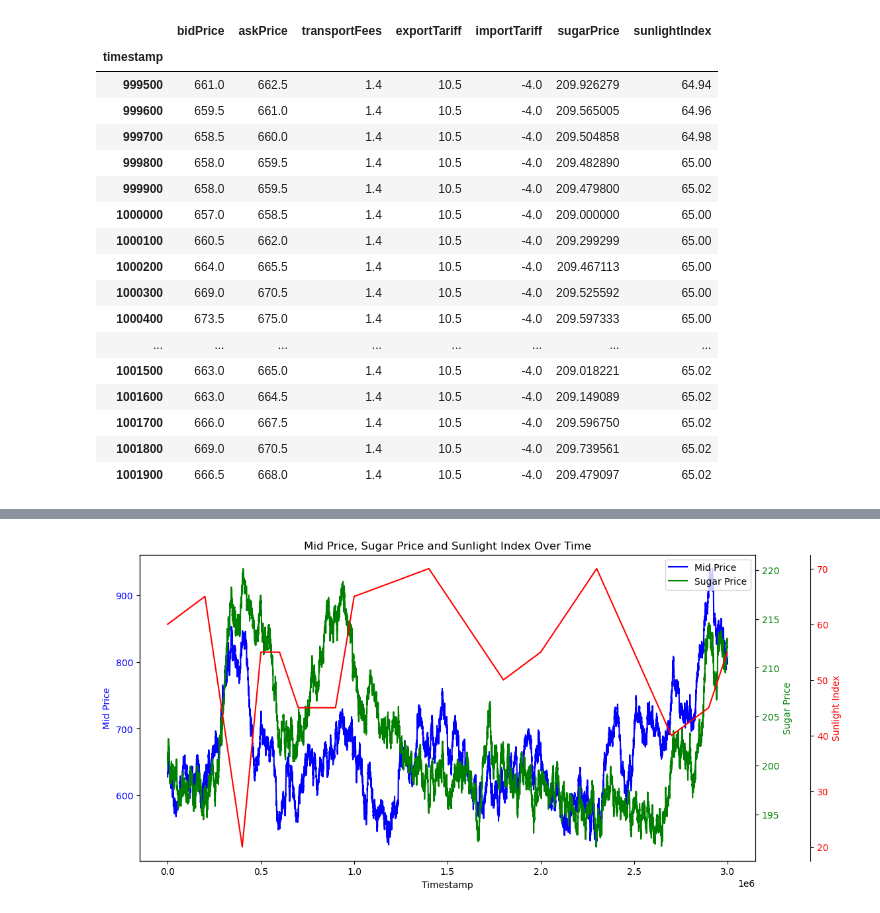
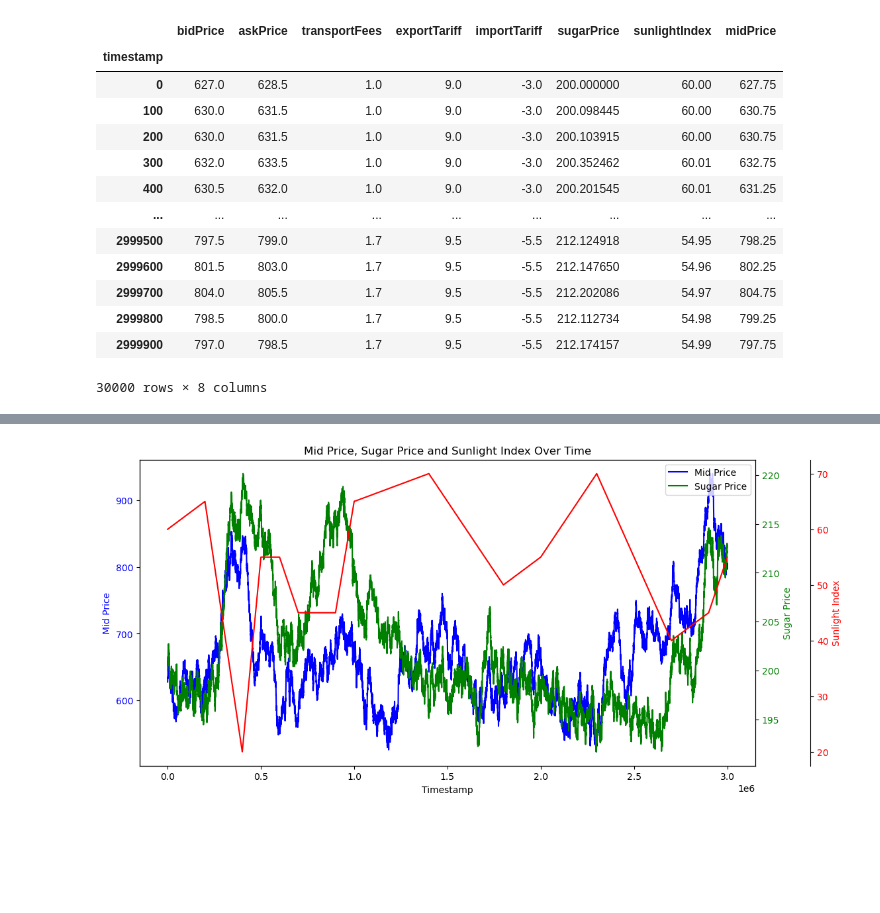
Before and after one commit to AnKhanhKiki/IMC-Trading, a Jupyter notebook: notebooks/round4.ipynb, the cells around one changed output, grey strips where cells are left out. Cells and saved outputs as stored; diff of their text form; code cells hidden in the pictures; blank space fills up the shorter version.

```diff
--- a/notebooks/round4.ipynb
+++ b/notebooks/round4.ipynb
@@ -42,24 +42,21 @@ odf.set_index(["timestamp"], inplace=True)
 
 tdf = pd.concat([tdf0, tdf1, tdf2])
 tdf.set_index(['timestamp', 'symbol'], inplace=True)
-# %%
-odf[9995: 10020]
-# %% [output]
-|  | bidPrice | askPrice | transportFees | exportTariff | importTariff | sugarPrice | sunlightIndex |
-| timestamp |  |  |  |  |  |  |  |
-| 999500 | 661.0 | 662.5 | 1.4 | 10.5 | -4.0 | 209.926279 | 64.94 |
-| 999600 | 659.5 | 661.0 | 1.4 | 10.5 | -4.0 | 209.565005 | 64.96 |
-| 999700 | 658.5 | 660.0 | 1.4 | 10.5 | -4.0 | 209.504858 | 64.98 |
-| 999800 | 658.0 | 659.5 | 1.4 | 10.5 | -4.0 | 209.482890 | 65.00 |
-| 999900 | 658.0 | 659.5 | 1.4 | 10.5 | -4.0 | 209.479800 | 65.02 |
-| 1000000 | 657.0 | 658.5 | 1.4 | 10.5 | -4.0 | 209.000000 | 65.00 |
-| 1000100 | 660.5 | 662.0 | 1.4 | 10.5 | -4.0 | 209.299299 | 65.00 |
-| 1000200 | 664.0 | 665.5 | 1.4 | 10.5 | -4.0 | 209.467113 | 65.00 |
-| 1000300 | 669.0 | 670.5 | 1.4 | 10.5 | -4.0 | 209.525592 | 65.00 |
-| 1000400 | 673.5 | 675.0 | 1.4 | 10.5 | -4.0 | 209.597333 | 65.00 |
-| ... | ... | ... | ... | ... | ... | ... | ... |
-| 1001500 | 663.0 | 665.0 | 1.4 | 10.5 | -4.0 | 209.018221 | 65.02 |
-| 1001600 | 663.0 | 664.5 | 1.4 | 10.5 | -4.0 | 209.149089 | 65.02 |
-| 1001700 | 666.0 | 667.5 | 1.4 | 10.5 | -4.0 | 209.596750 | 65.02 |
-| 1001800 | 669.0 | 670.5 | 1.4 | 10.5 | -4.0 | 209.739561 | 65.02 |
-| 1001900 | 666.5 | 668.0 | 1.4 | 10.5 | -4.0 | 209.479097 | 65.02 |
+# %%
+odf['midPrice'] = (odf['askPrice'] + odf['bidPrice']) / 2
+odf
+# %% [output]
+|  | bidPrice | askPrice | transportFees | exportTariff | importTariff | sugarPrice | sunlightIndex | midPrice |
+| timestamp |  |  |  |  |  |  |  |  |
+| 0 | 627.0 | 628.5 | 1.0 | 9.0 | -3.0 | 200.000000 | 60.00 | 627.75 |
+| 100 | 630.0 | 631.5 | 1.0 | 9.0 | -3.0 | 200.098445 | 60.00 | 630.75 |
+| 200 | 630.0 | 631.5 | 1.0 | 9.0 | -3.0 | 200.103915 | 60.00 | 630.75 |
+| 300 | 632.0 | 633.5 | 1.0 | 9.0 | -3.0 | 200.352462 | 60.01 | 632.75 |
+| 400 | 630.5 | 632.0 | 1.0 | 9.0 | -3.0 | 200.201545 | 60.01 | 631.25 |
+| ... | ... | ... | ... | ... | ... | ... | ... | ... |
+| 2999500 | 797.5 | 799.0 | 1.7 | 9.5 | -5.5 | 212.124918 | 54.95 | 798.25 |
+| 2999600 | 801.5 | 803.0 | 1.7 | 9.5 | -5.5 | 212.147650 | 54.96 | 802.25 |
+| 2999700 | 804.0 | 805.5 | 1.7 | 9.5 | -5.5 | 212.202086 | 54.97 | 804.75 |
+| 2999800 | 798.5 | 800.0 | 1.7 | 9.5 | -5.5 | 212.112734 | 54.98 | 799.25 |
+| 2999900 | 797.0 | 798.5 | 1.7 | 9.5 | -5.5 | 212.174157 | 54.99 | 797.75 |
+30000 rows × 8 columns
```
Also changed, not shown: parts of 4 cells of this notebook, 1 other file.
